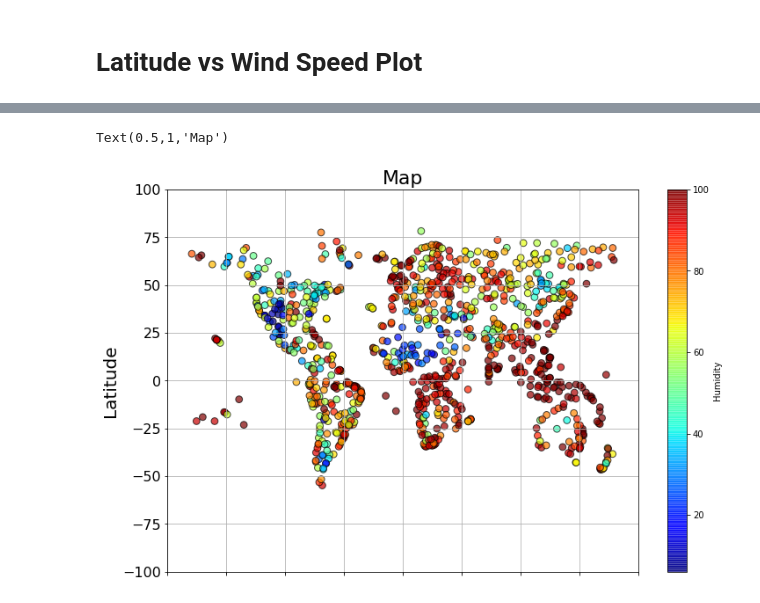
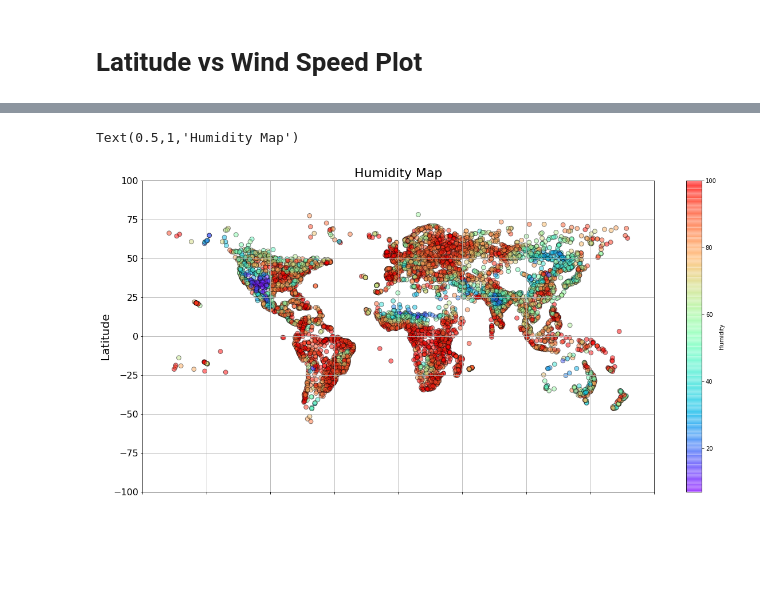
Before and after one commit to tslindner/API-challenge, a Jupyter notebook: WeatherPy_Homework.ipynb, the cells around one changed output, grey strips where cells are left out. Saved outputs shown, nothing was run; the diff lists cells and outputs as text; code cells hidden in the pictures; blank space fills up the shorter version.

```diff
--- a/WeatherPy_Homework.ipynb
+++ b/WeatherPy_Homework.ipynb
@@ -21,6 +21,9 @@ from config import api_key
 # %%
 # Cities list, which will include country code
 cities_list = []
+
+# List of cities that citipy returns, but that don't have entries in OWM
+worthless_cities = []
 
 # Lists which will be used to build the dataframe
 city = []
@@ -44,7 +47,7 @@ total_loops = 0
 non_dupe_drop_loop = 0
 
 # Big ole while loop that does everything.  Generate random coords, find cities, get data, skip anything that doesn't work.
-while count < 1000:
+while count < 5000:
     total_loops += 1
 
     # Final address for each loop's city
@@ -66,8 +69,7 @@ while count < 1000:
     address.append(country_code)
 
     # Check to make sure there are no dupe addresses
-    if address not in cities_list:
-        non_dupe_drop_loop += 1
+    if address not in cities_list and address not in worthless_cities:
 
         # Query url using current loop's city and specifying units as imperial
         query_url = f'{url}appid={api_key}&q={address[0]},{address[1]}&units=imperial'
@@ -129,6 +131,11 @@ while count < 1000:
             print('')
 
         except:
+            non_dupe_drop_loop += 1
+            worthless_cities.append(address)
             continue
+
+    else:
+        continue
 # %% [output]
 Currently calling city number 1:
@@ -249,13 +262,13 @@ Text(0.5,1,'Map')
 # %%
 current_date =  df['Date'][0][:10]
 
-df.plot.scatter('Lng', 'Lat', s=60, edgecolor='black', alpha=0.70, c='Humidity', colormap = 'jet',
-                figsize=(12, 8), fontsize=16, grid=True,
+df.plot.scatter('Lng', 'Lat', s=60, edgecolor='black', alpha=0.50, c='Humidity', colormap = 'rainbow',
+                figsize=(20, 10), fontsize=16, grid=True,
                 xlim=(-200, 200), ylim=(-100, 100))
 
 plt.ylabel('Latitude', fontsize=20)
 plt.xlabel('Longitude', fontsize=20)
-plt.title('Map', fontsize=22)
+plt.title('Humidity Map', fontsize=22)
 # %% [output]
-Text(0.5,1,'Map')
+Text(0.5,1,'Humidity Map')
-[figure, old version]
+[figure, new version]
```
Also changed, not shown: parts of 13 cells of this notebook.
